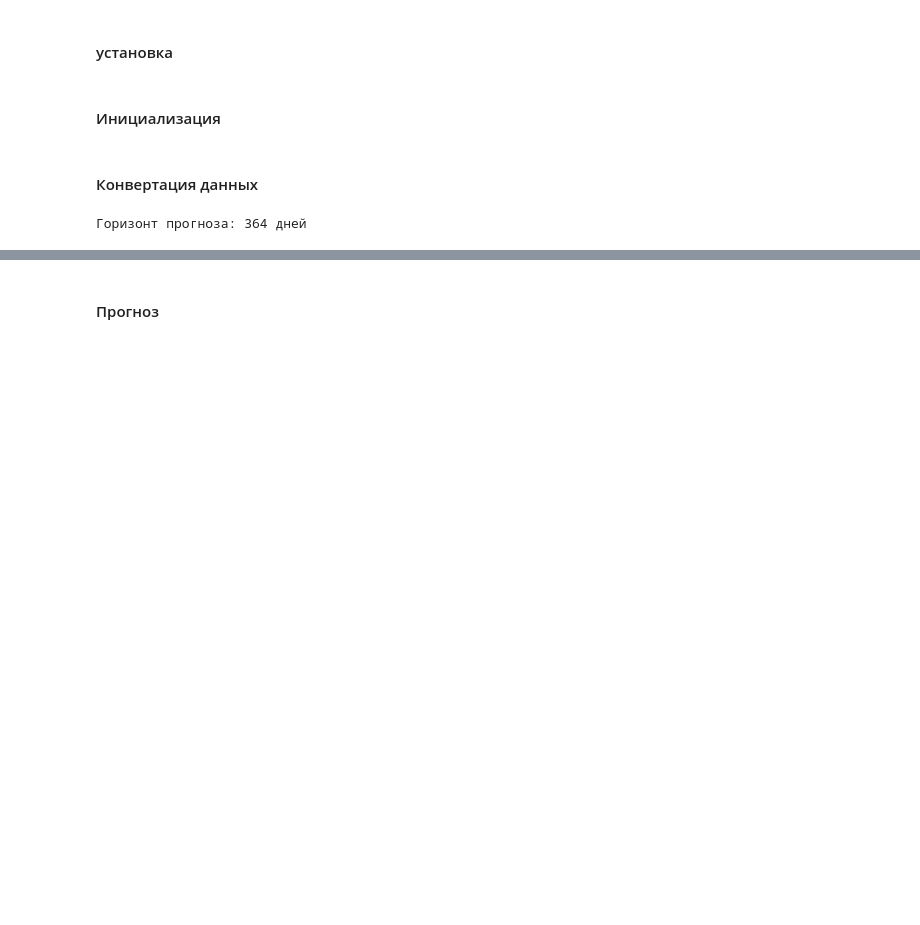
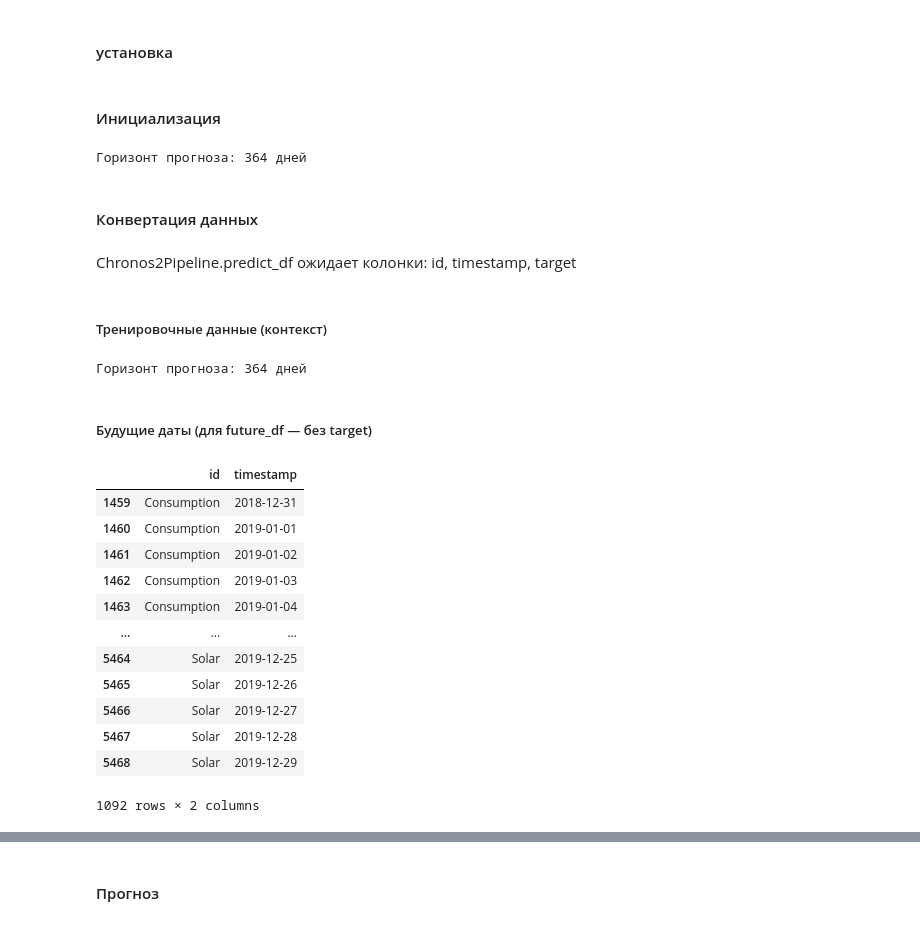
Before and after one commit to MVRonkin/TimeSeriesCourse, a Jupyter notebook: 2026/WS/08 - предсказание значений ВР с DL.ipynb, the cells around one changed output, grey strips where cells are left out. Drawn from its saved outputs; the diff is of its cells as text; code cells hidden in the pictures; blank space fills up the shorter version.

```diff
--- a/2026/WS/08 - предсказание значений ВР с DL.ipynb
+++ b/2026/WS/08 - предсказание значений ВР с DL.ipynb
@@ -1382,4 +1399,13 @@ from chronos import Chronos2Pipeline
 pipeline = Chronos2Pipeline.from_pretrained("amazon/chronos-2", device_map="cuda")
+# %%
+FORECAST_HORIZON =  test_size
+print(f"Горизонт прогноза: {FORECAST_HORIZON} дней")
+# %% [output]
+Горизонт прогноза: 364 дней
 # %% [markdown]
 #### Конвертация данных
+# %% [markdown]
+Chronos2Pipeline.predict_df ожидает колонки: id, timestamp, target
+# %% [markdown]
+#####  Тренировочные данные (контекст)
 # %%
@@ -1403,2 +1417,24 @@ print(f"Горизонт прогноза: {FORECAST_HORIZON} дней")
 # %% [output]
 Горизонт прогноза: 364 дней
+# %% [markdown]
+##### Будущие даты (для future_df — без target)
+# %%
+future_df = df_test[["unique_id", "ds"]].rename(columns={
+    "unique_id": "id",
+    "ds": "timestamp",
+})
+future_df
+# %% [output]
+|  | id | timestamp |
+| 1459 | Consumption | 2018-12-31 |
+| 1460 | Consumption | 2019-01-01 |
+| 1461 | Consumption | 2019-01-02 |
+| 1462 | Consumption | 2019-01-03 |
+| 1463 | Consumption | 2019-01-04 |
+| ... | ... | ... |
+| 5464 | Solar | 2019-12-25 |
+| 5465 | Solar | 2019-12-26 |
+| 5466 | Solar | 2019-12-27 |
+| 5467 | Solar | 2019-12-28 |
+| 5468 | Solar | 2019-12-29 |
+1092 rows × 2 columns
```
Also changed, not shown: parts of 35 cells of this notebook, 4 other files.
